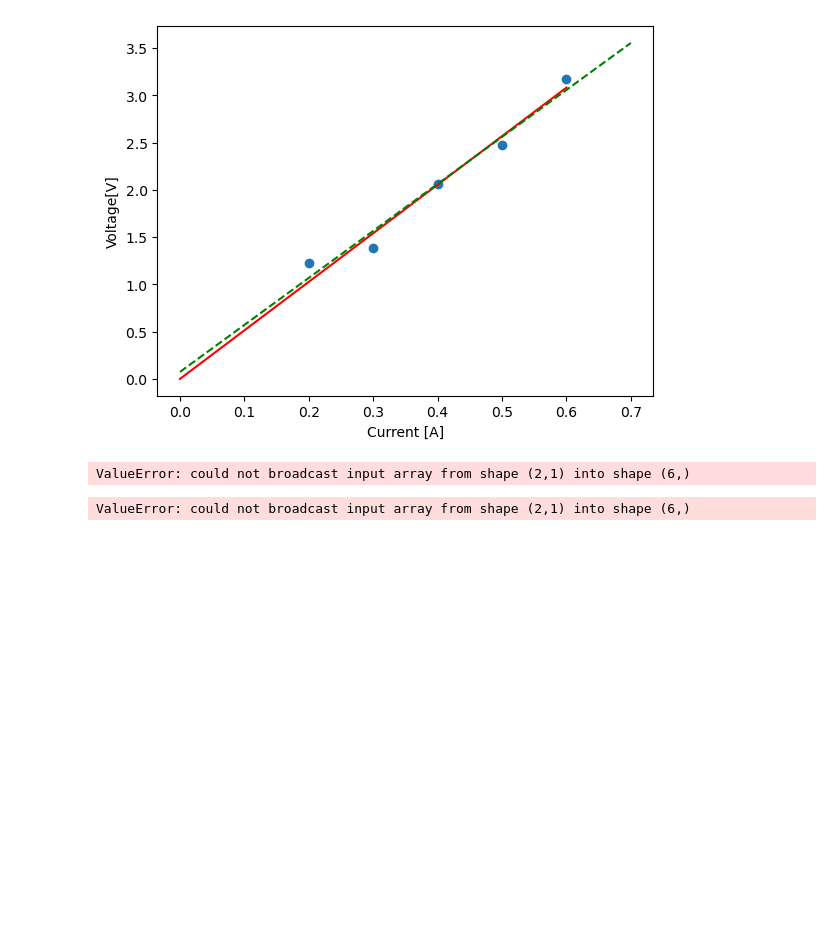
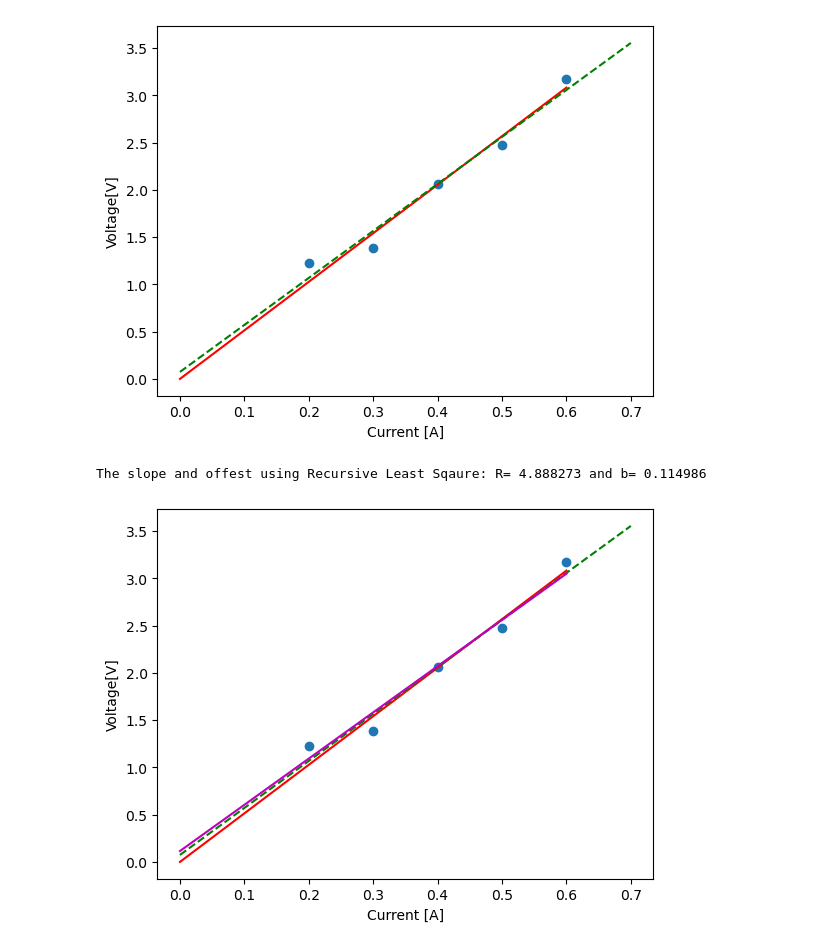
Before and after one commit to behzadfarzanegan/State-Estimation-and-Localization-for-Self-Driving-Cars, a Jupyter notebook: least_sqaures.ipynb, the cells around one changed output. Saved outputs shown, nothing was run; the diff lists cells and outputs as text; code cells hidden in the pictures; blank space fills up the shorter version.

```diff
--- a/least_sqaures.ipynb
+++ b/least_sqaures.ipynb
@@ -84,22 +84,20 @@ P_k = np.array([[9.0,0],[0,0.2]])
 R_k = np.array([[0.0225]])
 
 num_meas = I.shape[0]
-x_hist = np.zeros((2,num_meas + 1))
+x_hist = np.zeros((num_meas + 1,2))
 P_hist =  np.zeros((num_meas + 1, 2, 2))
 
-x_hist[:][0]  = x_k
+x_hist[0]  = x_k.reshape(1,2)
 P_hist[0] = P_k
-# %% [output]
-ValueError: could not broadcast input array from shape (2,1) into shape (6,)
 # %%
 for k in range(num_meas):
     H_k = np.concatenate([I[k],[1]]).reshape(-1,2)
     K_k = P_k @ H_k.T @ np.linalg.inv(H_k @ P_k @ H_k.T + R_k)
     x_k = x_k + K_k@(V[k] - H_k @ x_k)
     P_k = P_k - K_k@H_k@P_k
-    x_hist[k+1] = x_k
+    x_hist[k+1] = x_k.reshape(1,2)
     P_hist[k+1] = P_k
-R,b= x_k[0],x_k[1]
+R,b= x_k[0,0],x_k[1,0]
 print('The slope and offest using Recursive Least Sqaure: R= %f and b= %f' %(R,b))
 # %% [output]
-ValueError: could not broadcast input array from shape (2,1) into shape (6,)
+The slope and offest using Recursive Least Sqaure: R= 4.888273 and b= 0.114986
@@ -109,0 +104,13 @@ x_hist = np.zeros((2,num_meas + 1))
+# %%
+I_RLS = np.arange(0,0.7,0.1)
+V_RLS = R*I_RLS+b
+# %%
+plt.scatter(I,V)
+plt.plot(I_data,V_data,'r')
+plt.plot(I_line,V_line, '--g')
+plt.plot(I_RLS,V_RLS,'m')
+plt.xlabel('Current [A]')
+plt.ylabel('Voltage[V]')
+plt.show()
+# %% [output]
+[figure, added]
```
Also changed, not shown: parts of 2 cells of this notebook.
